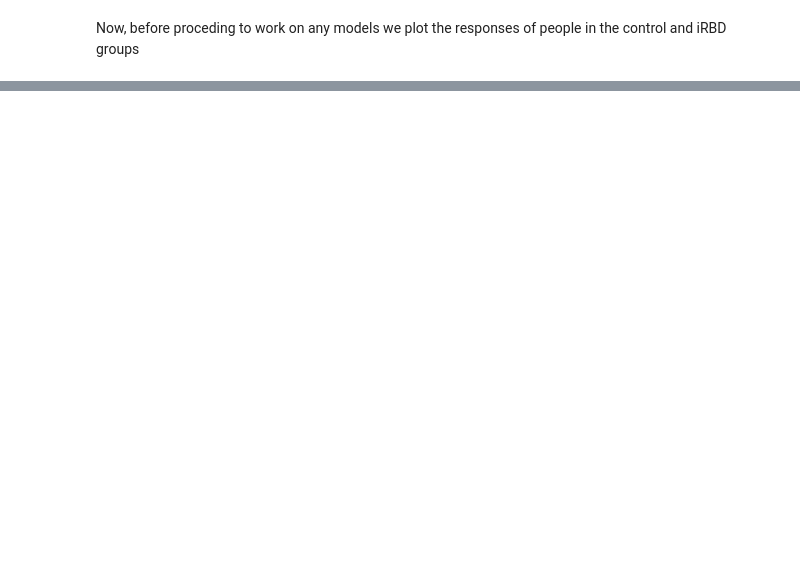
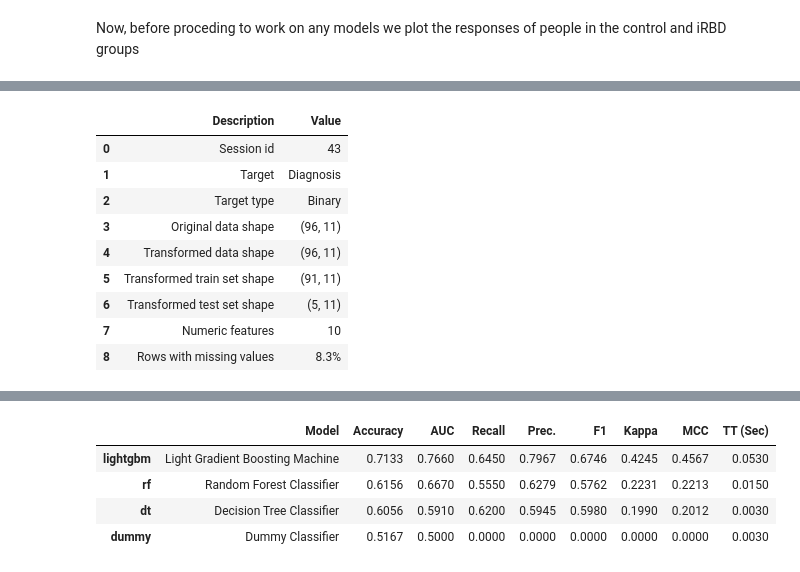
Before and after one commit to andre-metzger/I-RBD, a Jupyter notebook: main_notebook.ipynb, the cells around one changed output, grey strips where cells are left out. Drawn from its saved outputs; the diff is of its cells as text; code cells hidden in the pictures; blank space fills up the shorter version.

```diff
--- a/main_notebook.ipynb
+++ b/main_notebook.ipynb
@@ -85,0 +191,14 @@ plot_diagnosis_Qdata(df, 0, "Responses from patients in Control",1,"p_control_qs
+# %%
+pc.setup(data=df, target = 'Diagnosis',fold=10,train_size=0.95, preprocess=False,session_id=43)
+best_models = pc.compare_models()
+# %% [output]
+|  | Description | Value |
+| 0 | Session id | 43 |
+| 1 | Target | Diagnosis |
+| 2 | Target type | Binary |
+| 3 | Original data shape | (96, 11) |
+| 4 | Transformed data shape | (96, 11) |
+| 5 | Transformed train set shape | (91, 11) |
+| 6 | Transformed test set shape | (5, 11) |
+| 7 | Numeric features | 10 |
+| 8 | Rows with missing values | 8.3% |
@@ -85,0 +206,5 @@ plot_diagnosis_Qdata(df, 0, "Responses from patients in Control",1,"p_control_qs
+|  | Model | Accuracy | AUC | Recall | Prec. | F1 | Kappa | MCC | TT (Sec) |
+| lightgbm | Light Gradient Boosting Machine | 0.7133 | 0.7660 | 0.6450 | 0.7967 | 0.6746 | 0.4245 | 0.4567 | 0.0530 |
+| rf | Random Forest Classifier | 0.6156 | 0.6670 | 0.5550 | 0.6279 | 0.5762 | 0.2231 | 0.2213 | 0.0150 |
+| dt | Decision Tree Classifier | 0.6056 | 0.5910 | 0.6200 | 0.5945 | 0.5980 | 0.1990 | 0.2012 | 0.0030 |
+| dummy | Dummy Classifier | 0.5167 | 0.5000 | 0.0000 | 0.0000 | 0.0000 | 0.0000 | 0.0000 | 0.0030 |
```
Also changed, not shown: parts of 16 cells of this notebook, 18 other files.
